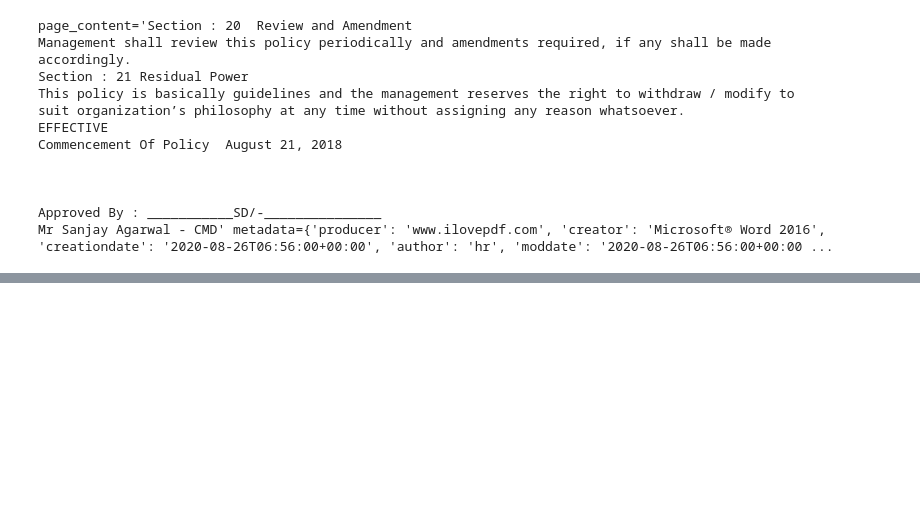
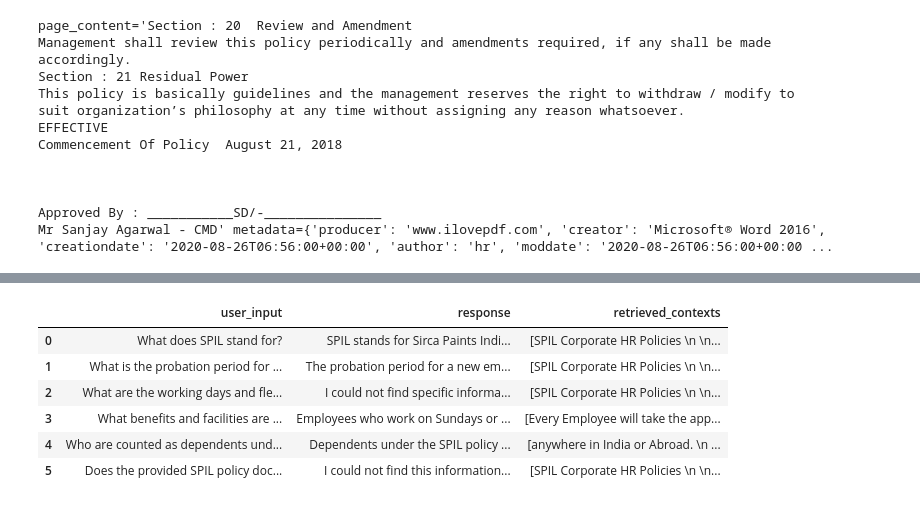
Before and after one commit to ingledarshan/Walmart-IN-21-25-September-2026-GenAIForEngineeringManagers, a Jupyter notebook: Day3/3 RAG_system_using_LangChain_and_OpenAI.ipynb, the cells around one changed output, grey strips where cells are left out. Saved outputs shown, nothing was run; the diff lists cells and outputs as text; code cells hidden in the pictures; blank space fills up the shorter version.

```diff
--- a/Day3/3 RAG_system_using_LangChain_and_OpenAI.ipynb
+++ b/Day3/3 RAG_system_using_LangChain_and_OpenAI.ipynb
@@ -393,0 +1186,13 @@ Mr Sanjay Agarwal - CMD' metadata={'producer': 'www.ilovepdf.com', 'creator': 'M
+# %%
+# Set pandas options to display more content in cells for better visibility of retrieved contexts
+pd.set_option('display.max_colwidth', 1000)
+
+display(ragas_input_df[["user_input", "response", "retrieved_contexts"]])
+# %% [output]
+|  | user_input | response | retrieved_contexts |
+| 0 | What does SPIL stand for? | SPIL stands for Sirca Paints Indi... | [SPIL Corporate HR Policies \n \n... |
+| 1 | What is the probation period for ... | The probation period for a new em... | [SPIL Corporate HR Policies \n \n... |
+| 2 | What are the working days and fle... | I could not find specific informa... | [SPIL Corporate HR Policies \n \n... |
+| 3 | What benefits and facilities are ... | Employees who work on Sundays or ... | [Every Employee will take the app... |
+| 4 | Who are counted as dependents und... | Dependents under the SPIL policy ... | [anywhere in India or Abroad. \n ... |
+| 5 | Does the provided SPIL policy doc... | I could not find this information... | [SPIL Corporate HR Policies \n \n... |
```
Also changed, not shown: parts of 33 cells of this notebook.
